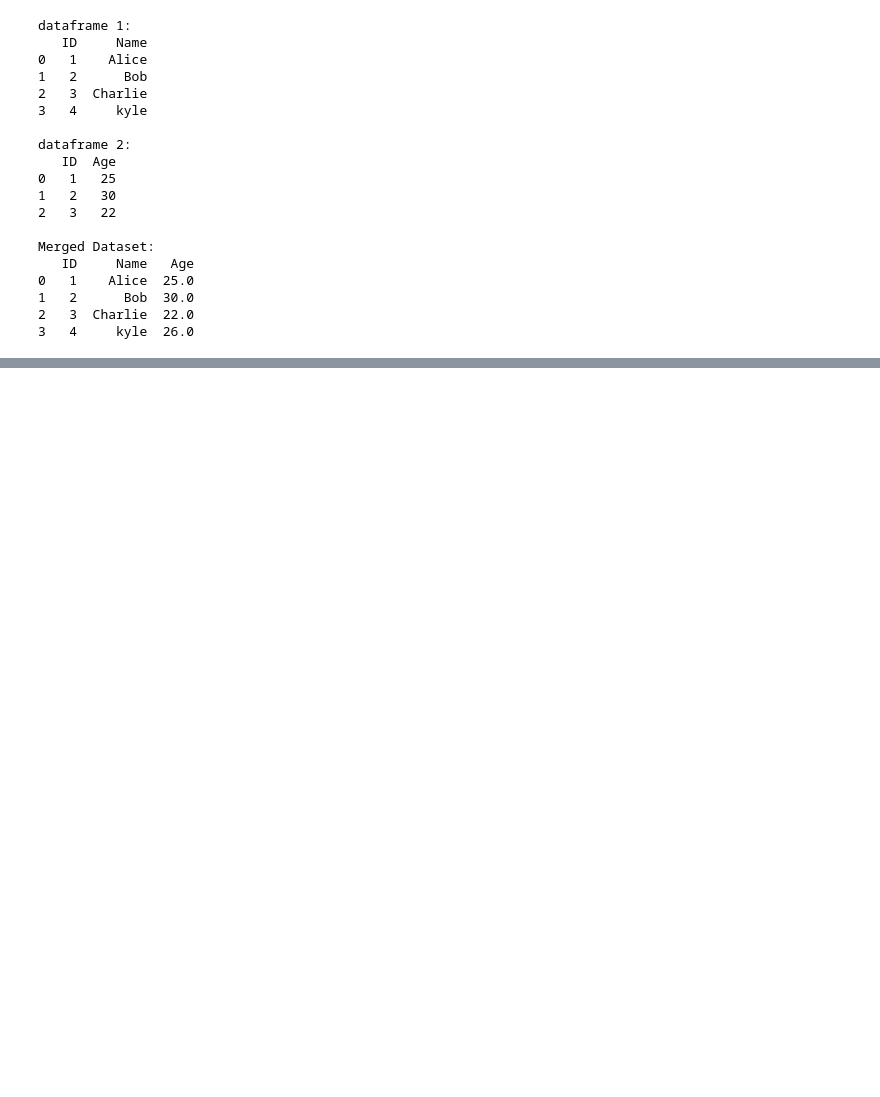
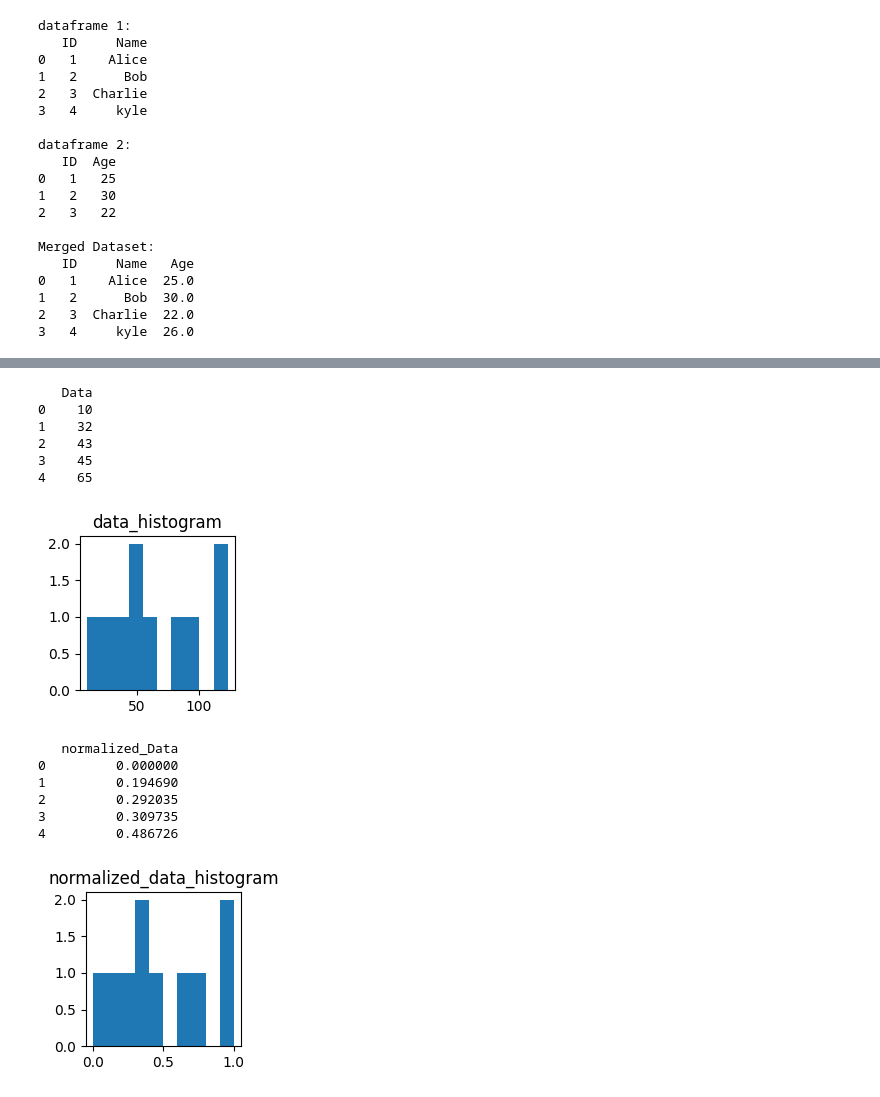
Before and after one commit to amirabbasgashtil/data-mining-course, a Jupyter notebook: notebooks/Han_chapter2.ipynb, the cells around one changed output, grey strips where cells are left out. Drawn from its saved outputs; the diff is of its cells as text; code cells hidden in the pictures; blank space fills up the shorter version.

```diff
--- a/notebooks/Han_chapter2.ipynb
+++ b/notebooks/Han_chapter2.ipynb
@@ -740,0 +757,41 @@ Merged Dataset:
+# %%
+# min-max normalizaion
+import pandas as pd
+from sklearn.preprocessing import MinMaxScaler
+import matplotlib.pyplot as plt
+
+data = [10, 32, 43, 45, 65, 45, 87, 123, 122, 99]
+df = pd.DataFrame(data, columns=["Data"])
+print(df.head())
+print()
+
+plt.figure(figsize=(2, 2))
+plt.hist(data)
+plt.title("data_histogram")
+plt.show()
+
+scaler = MinMaxScaler()
+normalized_data = scaler.fit_transform(df)
+normalized_data_df = pd.DataFrame(normalized_data, columns=["normalized_Data"])
+print(normalized_data_df.head())
+print()
+
+plt.figure(figsize=(2, 2))
+plt.hist(normalized_data)
+plt.title("normalized_data_histogram")
+plt.show()
+# %% [output]
+   Data
+0    10
+1    32
+2    43
+3    45
+4    65
+[figure, added]
+   normalized_Data
+0         0.000000
+1         0.194690
+2         0.292035
+3         0.309735
+4         0.486726
+[figure, added]
```
Also changed, not shown: parts of 22 cells of this notebook.
